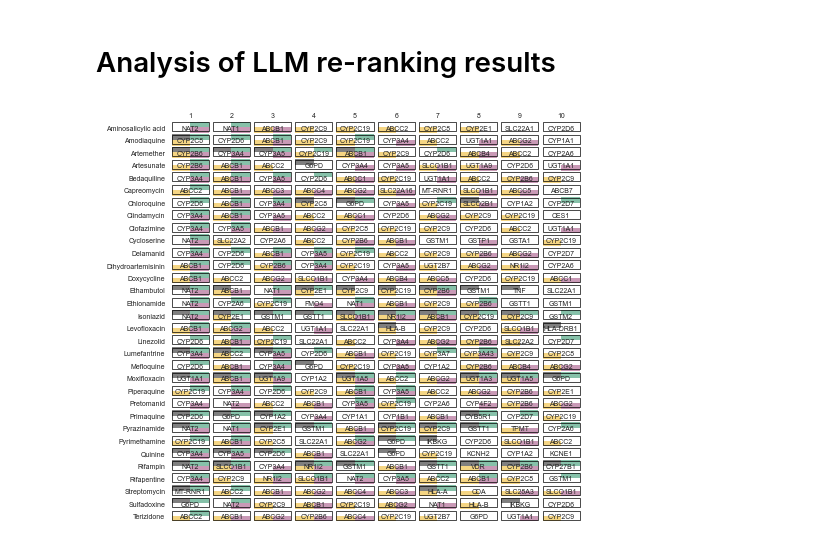
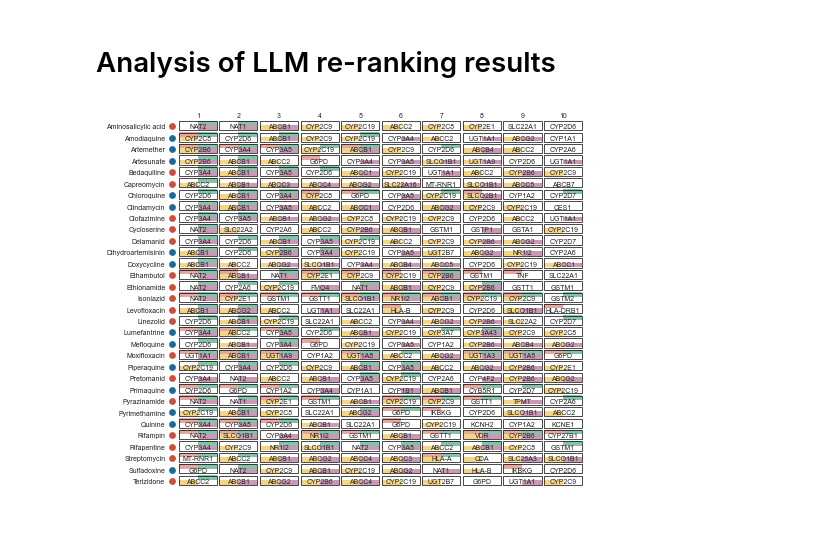
Before and after one commit to ersilia-os/pharmacogx-embeddings, a Jupyter notebook: paper/figure2_llm_analysis.ipynb, the cells around one changed output. Drawn from its saved outputs; the diff is of its cells as text; code cells hidden in the pictures.

```diff
--- a/paper/figure2_llm_analysis.ipynb
+++ b/paper/figure2_llm_analysis.ipynb
@@ -6,6 +6,11 @@ import numpy as np
 import matplotlib.pyplot as plt
 import stylia
 from stylia.colors.colors import NamedColors
+
+df = pd.read_csv("data/curated_drugs.csv")
+drug2disease = {}
+for v in df[["chemical", "disease"]].values:
+    drug2disease[v[0]] = v[1]
 
 df = pd.read_csv("../results/results_pairs/chemical_gene_pairs_prediction_output_focus_with_variant_aggregates_top50_filter_llm_top10.csv")
 
@@ -38,42 +43,50 @@ black = named_colors.black
 green = named_colors.green
 yellow = named_colors.yellow
 purple = named_colors.purple
+red = named_colors.red
+blue = named_colors.blue
 white = "white"
 
-fig, axs = stylia.create_figure(1, 1, width=stylia.TWO_COLUMNS_WIDTH*0.7, height=stylia.TWO_COLUMNS_WIDTH*0.6)
+fig, axs = stylia.create_figure(1, 1, width=stylia.TWO_COLUMNS_WIDTH*0.7, height=stylia.TWO_COLUMNS_WIDTH*0.55)
 ax = axs.next()
 ax.set_ylim(len(chemicals), -1)
 
-colors = [named_colors.black, named_colors.green, named_colors.yellow, named_colors.purple]
+colors = [red, green, yellow, purple]
 
-OFFSET = 0.45
+OFFSET = 0.47
 
 def little_square(ax, i, j, quadrant, color):
     i = i - 0.5
-    offset = OFFSET
+    offset_h = OFFSET
+    offset_v = OFFSET*0.85
     if quadrant == 0:
-        offset_x = -offset
+        offset_x = -offset_h
         offset_y = 0
     if quadrant == 1:
         offset_x = 0
         offset_y = 0
     if quadrant == 2:
-        offset_x = -offset
-        offset_y = offset
+        offset_x = -offset_h
+        offset_y = offset_v
     if quadrant == 3:
         offset_x = 0
-        offset_y = offset
+        offset_y = offset_v
     x = j + offset_x
     y = i + offset_y
-    ax.add_patch(plt.Rectangle((x, y), offset, offset, facecolor=color, edgecolor="none", alpha=0.5, linewidth=0))
+    ax.add_patch(plt.Rectangle((x, y), offset_h, offset_v, facecolor=color, edgecolor="none", alpha=0.5, linewidth=0))
 
 def frame(ax, i, j):
     i = i - OFFSET
     j = j - OFFSET
-    ax.add_patch(plt.Rectangle((j, i), OFFSET*2, OFFSET*2*0.9, facecolor="none", edgecolor="black", linewidth=0.5))
+    ax.add_patch(plt.Rectangle((j, i), OFFSET*2, OFFSET*2*0.85, facecolor="none", edgecolor="black", linewidth=0.5))
 
 for i in range(len(chemicals)):
-    ax.text(0.4, i, rename_old_to_new(chemicals[i]), ha="right", va="center")
+    ax.text(0.2, i, rename_old_to_new(chemicals[i]), ha="right", va="center")
+    if drug2disease[rename_old_to_new(chemicals[i]).lower()] == "malaria":
+        color = blue
+    else:
+        color = red
+    ax.scatter(0.37, i, color=color, s=15)
     df_ = df[df["chemical"] == cap2name[chemicals[i]]].sort_values(by="llm_rank", ascending=True).head(10)
     genes = list(df_["gene"])
     in_pgkb = []
@@ -87,33 +100,34 @@ for i in range(len(chemicals)):
     afr_s = df_["afr_specific_variants"].tolist()
     for j, g in enumerate(genes):
         if in_pgkb[j] == 1:
-            little_square(ax, i, j+1, 0, black)
+            little_square(ax, i, j+1, 0, red)
         else:
             little_square(ax, i, j+1, 0, white)
         if zscores[j] > 1.95:
             little_square(ax, i, j+1, 1, green)
         else:
             little_square(ax, i, j+1, 1, white)
         if afr_a[j] >= 50:
             little_square(ax, i, j+1, 2, yellow)
         else:
             little_square(ax, i, j+1, 2, white)
         if afr_s[j] > 0:
             little_square(ax, i, j+1, 3, purple)
         else:
             little_square(ax, i, j+1, 3, white)
         ax.text(j+1, i, g, ha="center", va="center")
         frame(ax, i, j+1)
 
 for i in range(10):
     ax.text(i+1, -1, str(i+1), ha="center", va="center")
 
 ax.set_ylim(len(chemicals)-0.4, -0.5)
 ax.set_xlim(-0.5, 10.5)
 ax.set_axis_off()
 stylia.label(ax, title="", xlabel="", ylabel="")
 
 plt.tight_layout()
 plt.savefig("assets/top10_genes_per_chemical.png", dpi=300)
+plt.savefig("assets/top10_genes_per_chemical.pdf", dpi=300)
 # %% [output]
-[figure, old version]
+[figure, new version]
```
Also changed, not shown: parts of 1 cell of this notebook, 4 other files.
